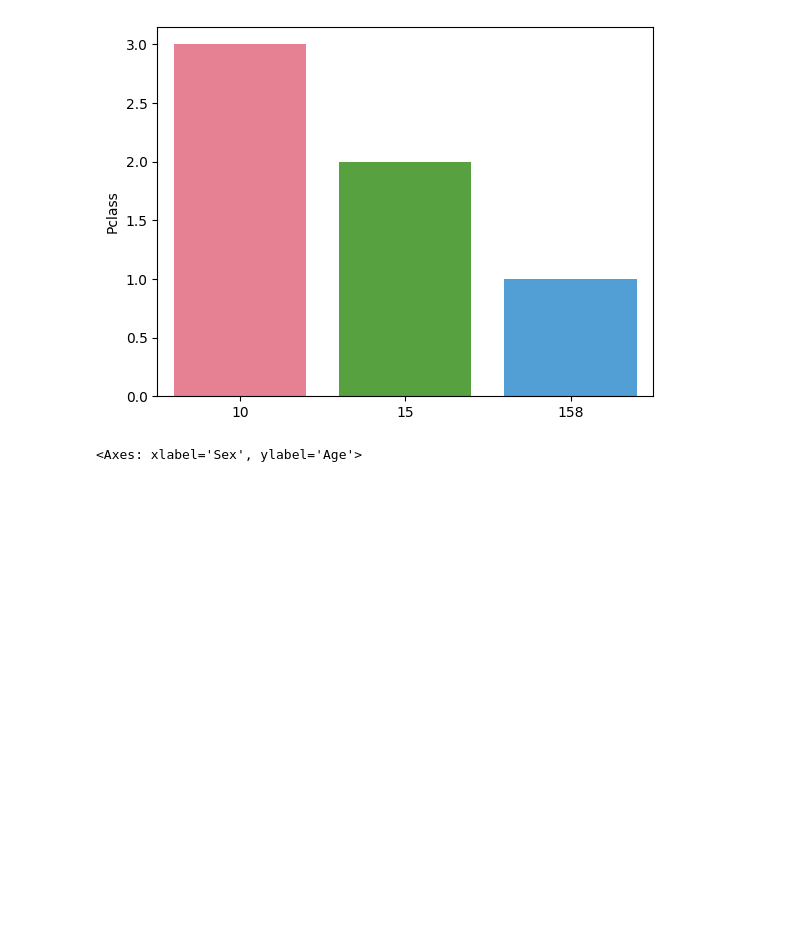
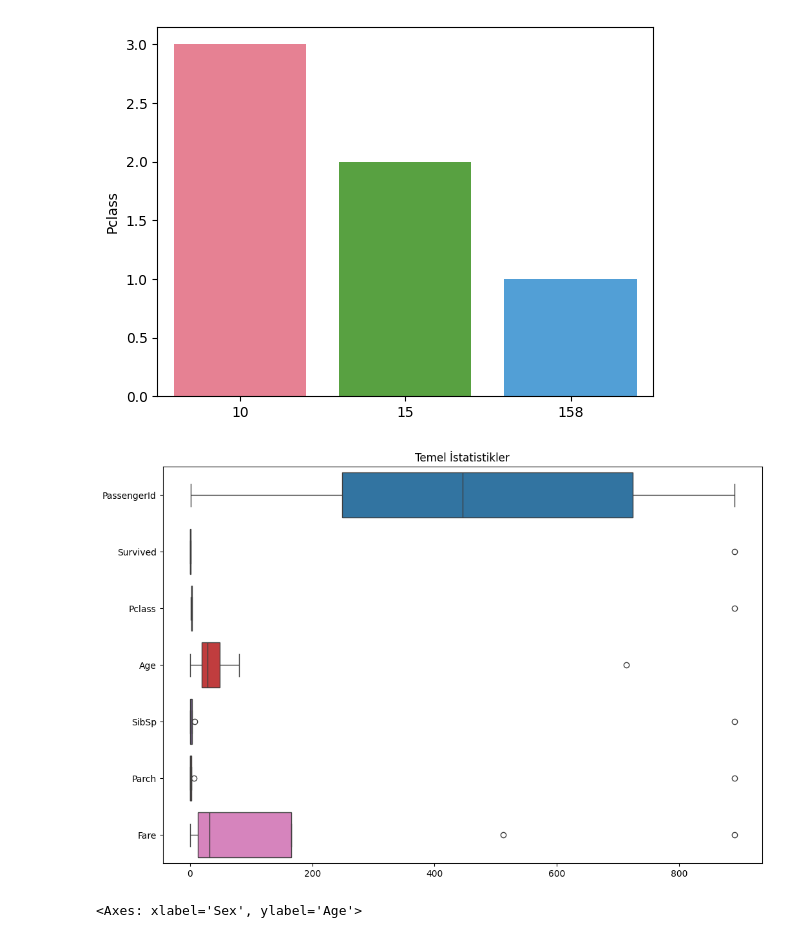
Before and after one commit to Nurbanuak/data.project, a Jupyter notebook: exercises/week-3-exercise.ipynb, the cells around one changed output. Cells and saved outputs as stored; diff of their text form; code cells hidden in the pictures; blank space fills up the shorter version.

```diff
--- a/exercises/week-3-exercise.ipynb
+++ b/exercises/week-3-exercise.ipynb
@@ -108,6 +108,28 @@ Passing `palette` without assigning `hue` is deprecated and will be removed in v
 
   sns.barplot(x = grouped_counts.values, y = grouped_counts.index, palette = 'husl');
 [figure]
+# %%
+# Veri setinden temel istatistikleri içeren bir DataFrame oluşturma
+stats_df = pd.DataFrame({
+    'count': [891.0, 891.0, 891.0, 714.0, 891.0, 891.0, 891.0],
+    'mean': [446.000000, 0.383838, 2.308642, 29.699118, 0.523008, 0.381594, 32.204208],
+    'std': [257.353842, 0.486592, 0.836071, 14.526497, 1.102743, 0.806057, 49.693429],
+    'min': [1.00, 0.00, 1.00, 0.42, 0.00, 0.00, 0.00],
+    '25%': [223.5000, 0.0000, 2.0000, 20.1250, 0.0000, 0.0000, 7.9104],
+    '50%': [446.0000, 0.0000, 3.0000, 28.0000, 0.0000, 0.0000, 14.4542],
+    '75%': [668.5, 1.0, 3.0, 38.0, 1.0, 0.0, 31.0],
+    'max': [891.0000, 1.0000, 3.0000, 80.0000, 8.0000, 6.0000, 512.3292],
+}, index=['PassengerId', 'Survived', 'Pclass', 'Age', 'SibSp', 'Parch', 'Fare'])
+
+# Görselleştirme
+plt.figure(figsize=(12, 8))
+
+# Boxplot ile temel istatistikleri görselleştirme
+sns.boxplot(data=stats_df.T, orient='h')
+plt.title('Temel İstatistikler')
+plt.show()
+# %% [output]
+[figure, added]
 # %%
 #Bu kod, Seaborn kütüphanesinin violinplot fonksiyonunu kullanarak "Sex" (Cinsiyet) sütununa göre gruplama yapar ve her cinsiyetin yaş (Age) dağılımını gösterir.
 sns.violinplot(x=titanic_df["Sex"], y=titanic_df["Age"])
```
